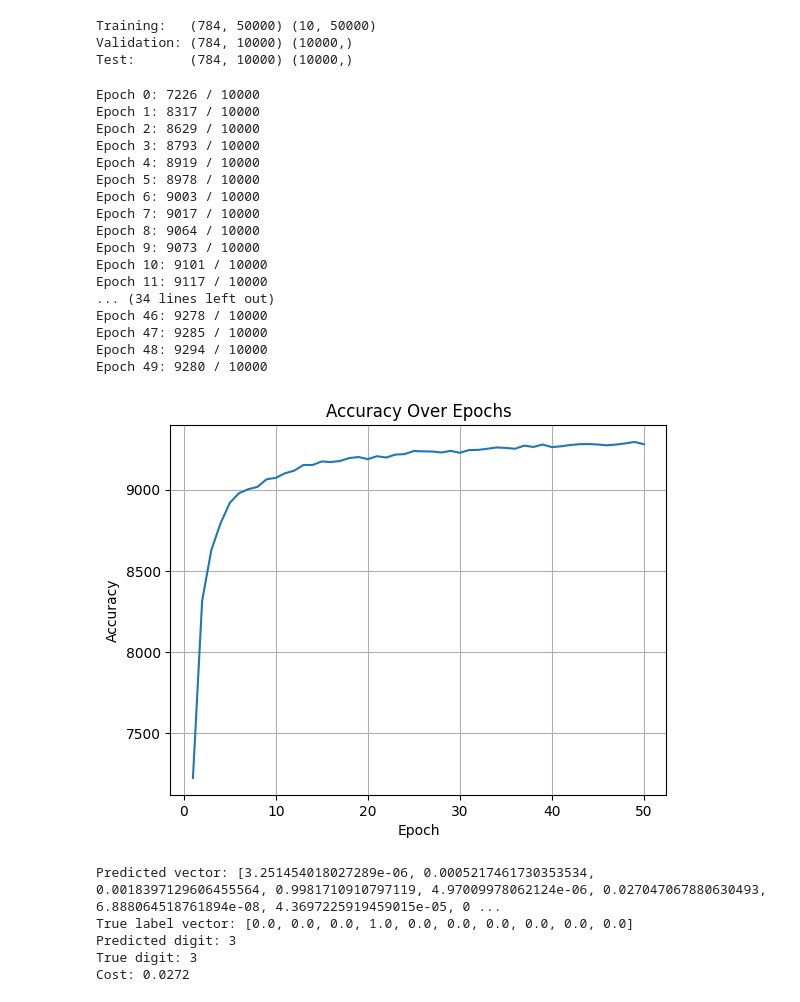
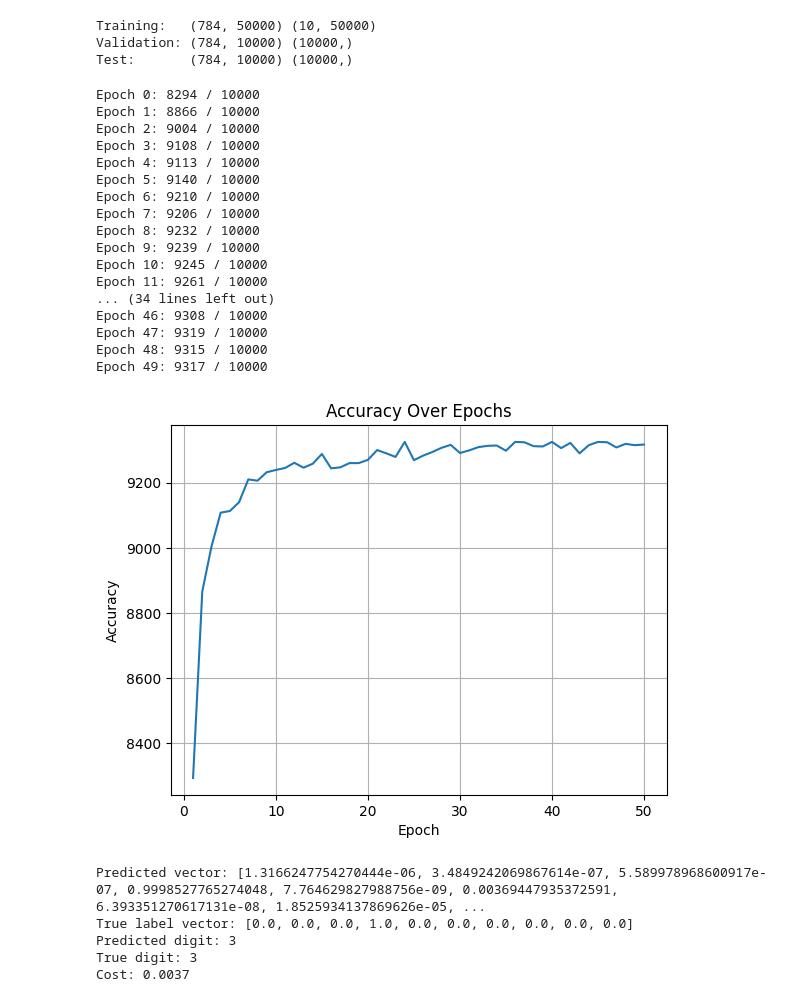
Before and after one commit to tangowhisky-dev/MLEngg, a Jupyter notebook: digit-recog.ipynb, the cells around one changed output. Saved outputs shown, nothing was run; the diff lists cells and outputs as text; code cells hidden in the pictures.

```diff
--- a/digit-recog.ipynb
+++ b/digit-recog.ipynb
@@ -71,8 +69,8 @@ class NeuralNetwork(object):
         n_test = test_data[1].shape[0] if test_data is not None else None
         accuracies = []
         for j in range(epochs):
-            # Shuffle columns with a numpy permutation index
-            idx = np.random.permutation(n).tolist()
+            # Shuffle columns with an MLX random permutation
+            idx = mx.argsort(mx.random.uniform(shape=(n,)))
             X_s = X_train[:, idx]
             Y_s = Y_train[:, idx]
             for k in range(0, n, mini_batch_size):
@@ -168,32 +166,32 @@ Test:       (784, 10000) (10000,)
 # %%
 # Train the network using Stochastic Gradient Descent
 accuracies = nn.SGD(X_train, Y_train, epochs=50, mini_batch_size=32,
-                    learning_rate=1.0, test_data=(X_test, Y_test))
+                    learning_rate=3.0, test_data=(X_test, Y_test))
 plt.plot(range(1, len(accuracies)+1), accuracies)
 plt.xlabel('Epoch')
 plt.ylabel('Accuracy')
 plt.title('Accuracy Over Epochs')
 plt.grid()
 plt.show()
 # %% [output]
-Epoch 0: 7226 / 10000
-Epoch 1: 8317 / 10000
-Epoch 2: 8629 / 10000
-Epoch 3: 8793 / 10000
-Epoch 4: 8919 / 10000
-Epoch 5: 8978 / 10000
-Epoch 6: 9003 / 10000
-Epoch 7: 9017 / 10000
-Epoch 8: 9064 / 10000
-Epoch 9: 9073 / 10000
-Epoch 10: 9101 / 10000
-Epoch 11: 9117 / 10000
+Epoch 0: 8294 / 10000
+Epoch 1: 8866 / 10000
+Epoch 2: 9004 / 10000
+Epoch 3: 9108 / 10000
+Epoch 4: 9113 / 10000
+Epoch 5: 9140 / 10000
+Epoch 6: 9210 / 10000
+Epoch 7: 9206 / 10000
+Epoch 8: 9232 / 10000
+Epoch 9: 9239 / 10000
+Epoch 10: 9245 / 10000
+Epoch 11: 9261 / 10000
 ... (34 lines left out)
-Epoch 46: 9278 / 10000
-Epoch 47: 9285 / 10000
-Epoch 48: 9294 / 10000
-Epoch 49: 9280 / 10000
+Epoch 46: 9308 / 10000
+Epoch 47: 9319 / 10000
+Epoch 48: 9315 / 10000
+Epoch 49: 9317 / 10000
-[figure, old version]
+[figure, new version]
 # %%
 first_input = X_train[:, :1]      # (784, 1)
 first_label = Y_train[:, 0]       # (10,)  one-hot
@@ -209,8 +207,8 @@ print(f"Predicted digit: {pred_digit}")
 print(f"True digit: {true_digit}")
 print(f"Cost: {cost:.4f}")
 # %% [output]
-Predicted vector: [3.251454018027289e-06, 0.0005217461730353534, 0.0018397129606455564, 0.9981710910797119, 4.97009978062124e-06, 0.027047067880630493, 6.888064518761894e-08, 4.3697225919459015e-05, 0 ...
+Predicted vector: [1.3166247754270444e-06, 3.4849242069867614e-07, 5.589978968600917e-07, 0.9998527765274048, 7.764629827988756e-09, 0.00369447935372591, 6.393351270617131e-08, 1.8525934137869626e-05, ...
 True label vector: [0.0, 0.0, 0.0, 1.0, 0.0, 0.0, 0.0, 0.0, 0.0, 0.0]
 Predicted digit: 3
 True digit: 3
-Cost: 0.0272
+Cost: 0.0037
```
Also changed, not shown: parts of 1 cell of this notebook.
